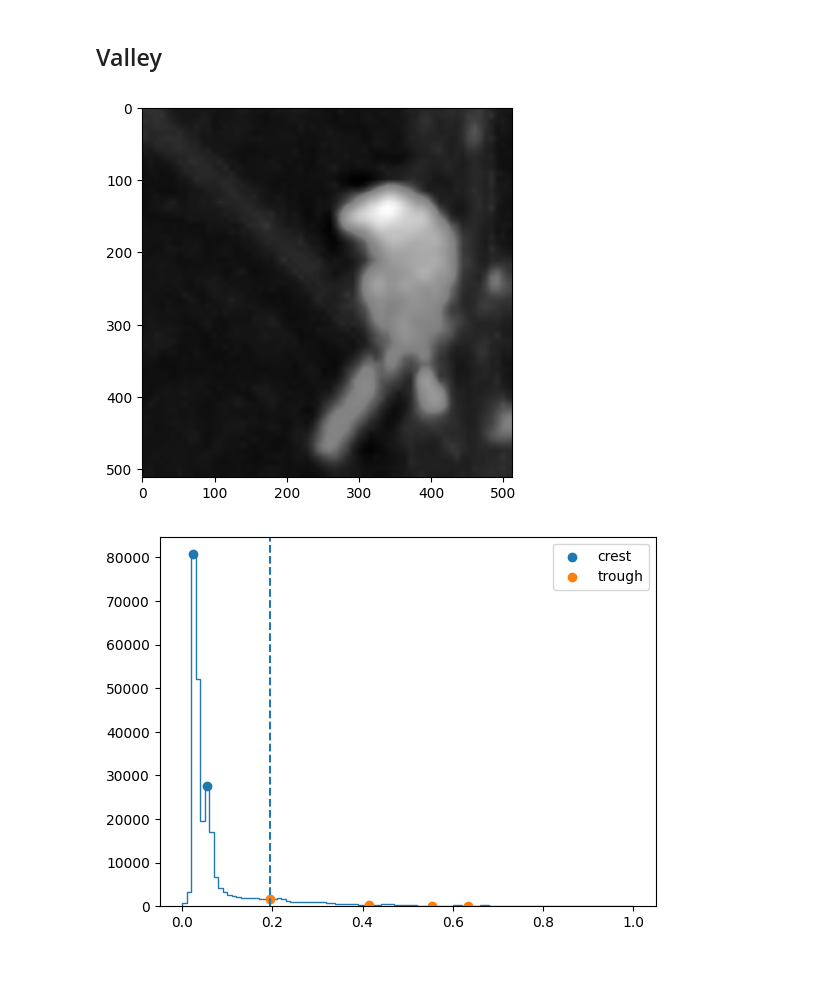
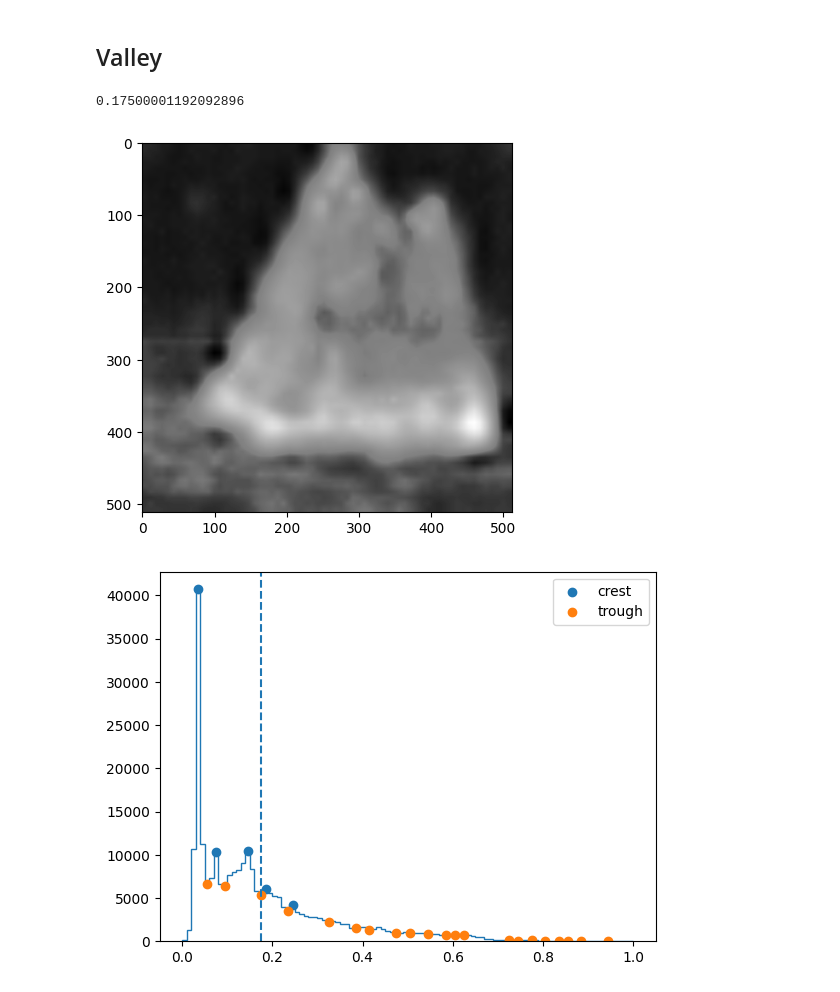
Before and after one commit to ashun989/mmsegmentation, a Jupyter notebook: tools/diffusemade/show_hist.ipynb, the cells around one changed output. Cells and saved outputs as stored; diff of their text form; code cells hidden in the pictures.

```diff
--- a/tools/diffusemade/show_hist.ipynb
+++ b/tools/diffusemade/show_hist.ipynb
@@ -10,8 +10,10 @@ import cv2
 # %%
 root = "../../data/DiffuseMade10"
 ann_suffix = ".png"
+# ann_suffix = ".npy"
 img_suffix = ".png"
 ann_dir = osp.join(root, "cross_dir/train")
+# ann_dir = osp.join(root, "combine_dir/train")
 img_dir = osp.join(root, "img_dir/train")
 # name = "00001134"
 # name = "00002216"
@@ -49,9 +51,13 @@ name = "00003032"
 name = "00001133"
 name = "00002530"
 name = "00002622"
+name = "00000194"
+name = "00001998"
+name = "00010332"
+name = "00003451"
 
 win_size = 0.20
-mid = 0.15
+mid = 0.25
 th = 5000
 sat = 4.0
 mean_bgr = (104.008, 116.669, 122.675)
@@ -241,13 +247,17 @@ show_img_with_label(img, label)
 # %% [markdown]
 ## Valley
 # %%
-prob_valley, hist_info, crest_info, trough_info, mid = act_valley(prob, vwidth=2, pprom=500, debug=True)
+prob_valley, hist_info, crest_info, trough_info, mid = act_valley(prob, vwidth=None, pprom=500, debug=True)
+mid = trough_info[0][2]
+print(mid)
+prob_valley = act_linear(prob, mid)
 show_prob(prob_valley)
 show_hist(hist_info, crest_info, trough_info, mid, part_trough_positions=None, th=None)
 show_hist2(*np.histogram(prob_valley, bins=bins, range=(0, 1)))
 prob_post = do_postprocess(prob_valley, img_bgr)
 label = ternaryzation(prob_post, low_th, high_th)
 show_img_with_label(img, label)
 # %% [output]
+0.17500001192092896
-[figure, old version]
+[figure, new version]
-[figure, old version]
+[figure, new version]
```
Also changed, not shown: parts of 7 cells of this notebook, 1 other file.
